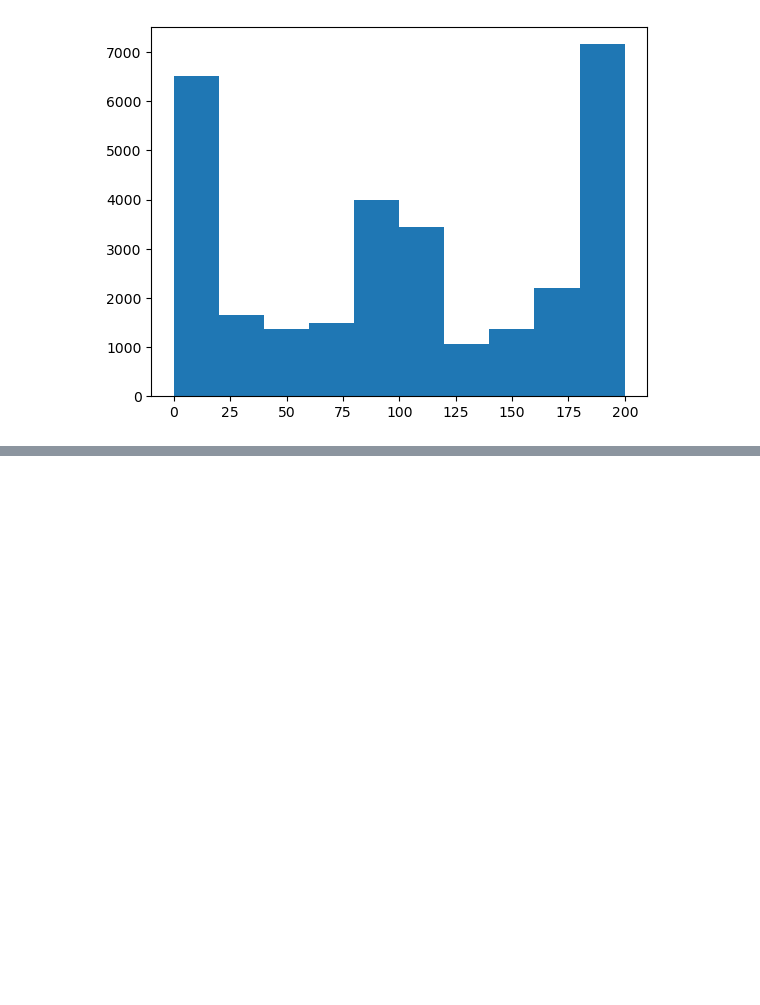
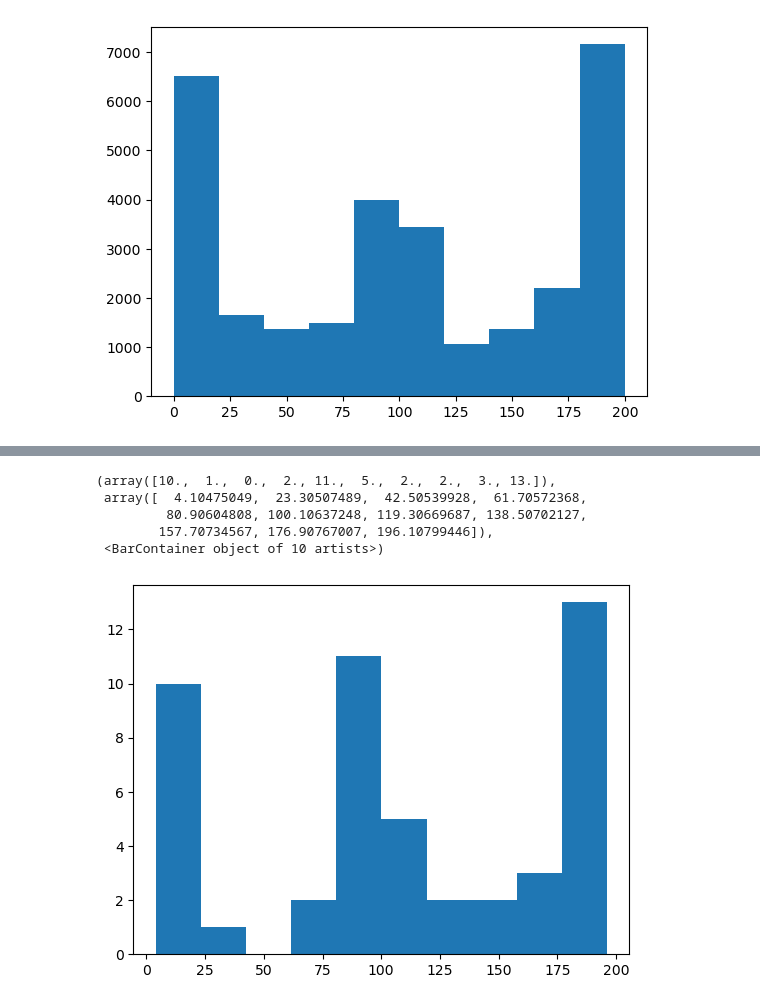
Before and after one commit to vjaltare/hippocampus-predictive-coding, a Jupyter notebook: analysis_scripts/fine-tining-helper-functions.ipynb, the cells around one changed output, grey strips where cells are left out. Cells and saved outputs as stored; diff of their text form; code cells hidden in the pictures; blank space fills up the shorter version.

```diff
--- a/analysis_scripts/fine-tining-helper-functions.ipynb
+++ b/analysis_scripts/fine-tining-helper-functions.ipynb
@@ -66,0 +47,11 @@ Name: spiketime, Length: 983163, dtype: float64
+# %%
+cell_spt_df,  circ_loc = cell_spiketime_location_file_generator('CA3', topdir_ca3, session_ca3, delay_time=-0.5)
+
+plt.hist(cell_spt_df.loc[cell_spt_df['cell'] == 11]['circularized_location'])
+# %% [output]
+(array([10.,  1.,  0.,  2., 11.,  5.,  2.,  2.,  3., 13.]),
+ array([  4.10475049,  23.30507489,  42.50539928,  61.70572368,
+         80.90604808, 100.10637248, 119.30669687, 138.50702127,
+        157.70734567, 176.90767007, 196.10799446]),
+ <BarContainer object of 10 artists>)
+[figure, added]
```
Also changed, not shown: parts of 4 cells of this notebook, 1 other file.
